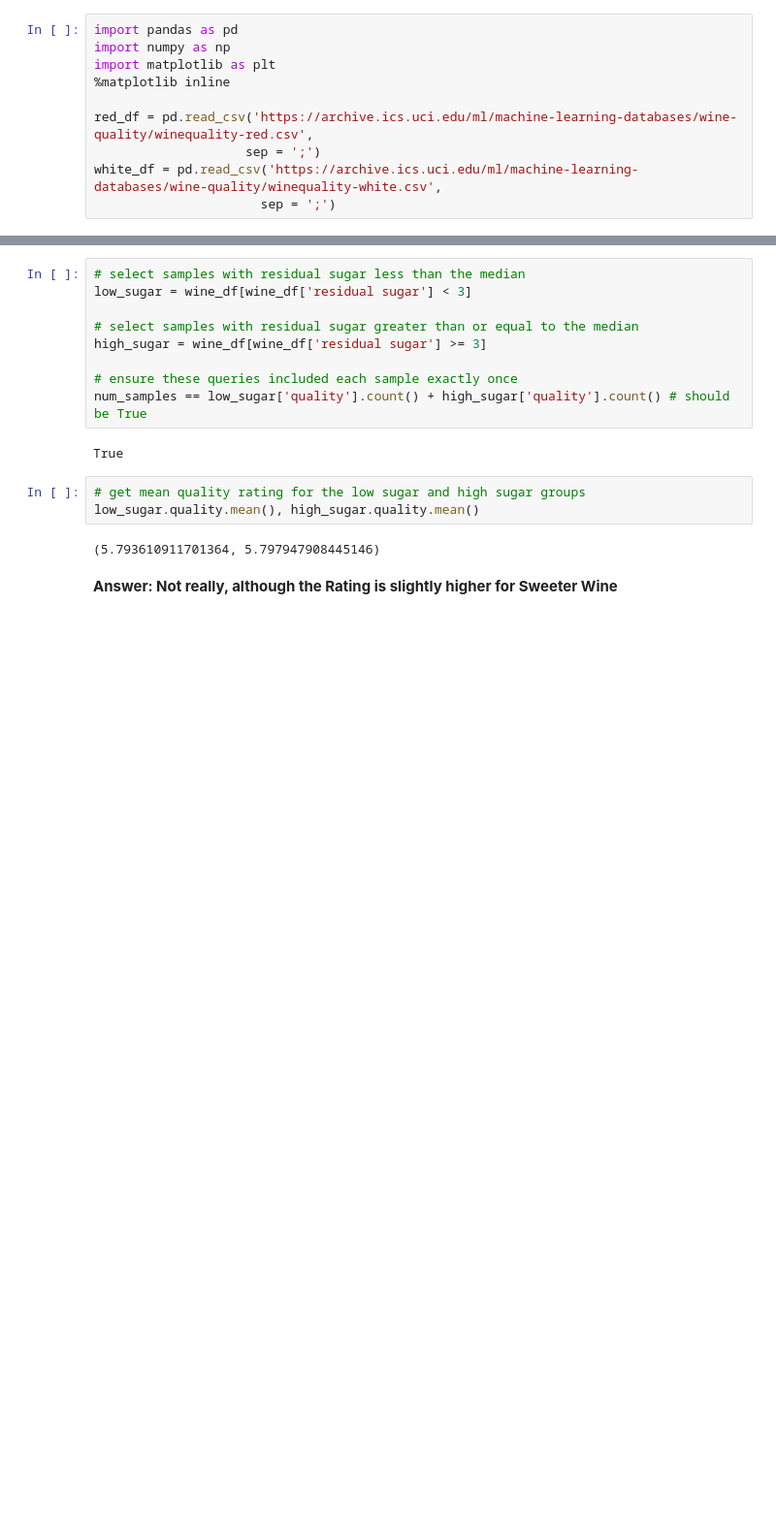
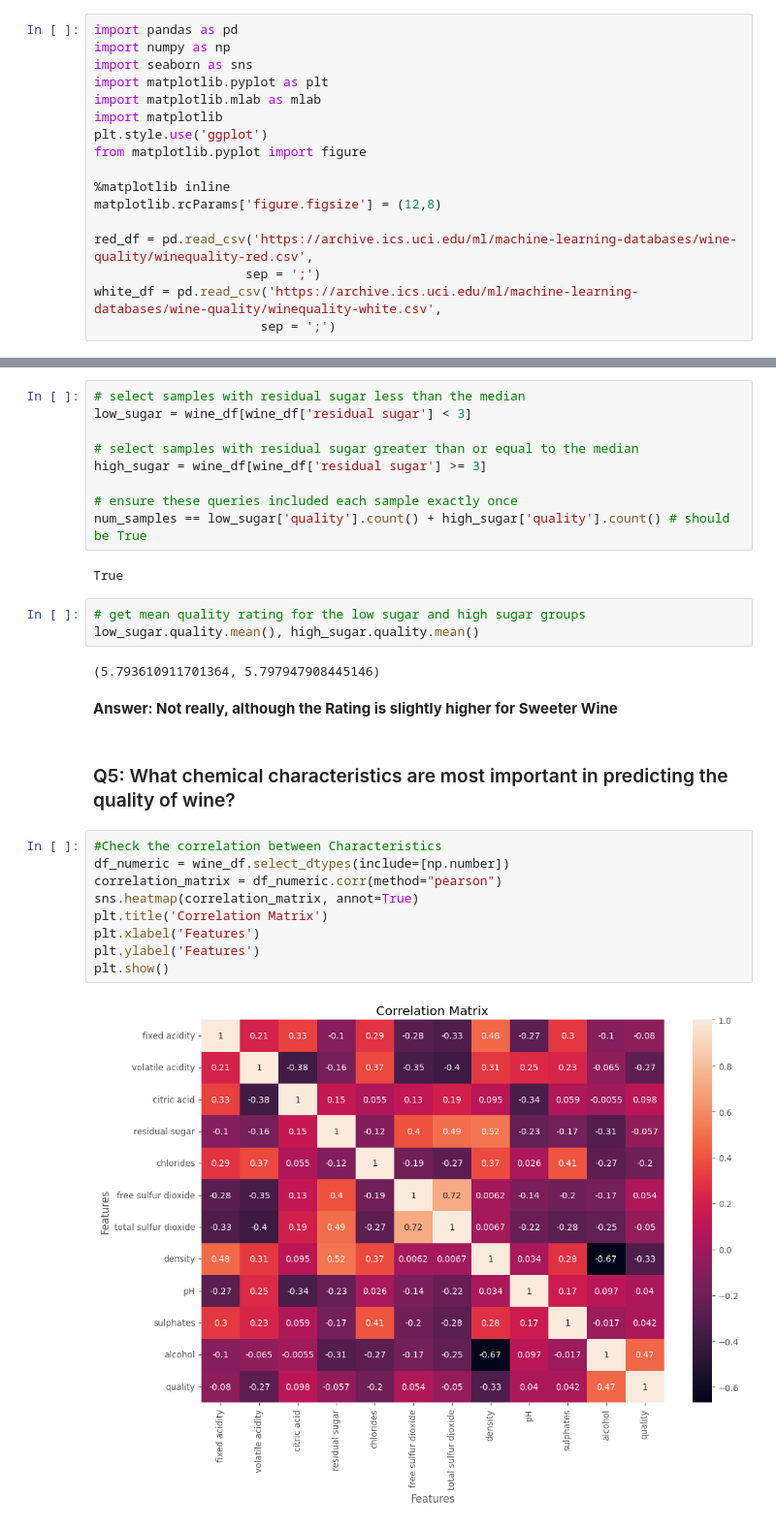
Before and after one commit to hihaiy/Wine-Quality-Correlation, a Jupyter notebook: Wine Quality Data.ipynb, the cells around one changed output, grey strips where cells are left out. Shown: that part at 97% size. Cells and saved outputs as stored; diff of their text form; blank space fills up the shorter version.

```diff
--- a/Wine Quality Data.ipynb
+++ b/Wine Quality Data.ipynb
@@ -10,8 +16,15 @@
 # %%
 import pandas as pd
 import numpy as np
-import matplotlib as plt
+import seaborn as sns
+import matplotlib.pyplot as plt
+import matplotlib.mlab as mlab
+import matplotlib
+plt.style.use('ggplot')
+from matplotlib.pyplot import figure
+
 %matplotlib inline
+matplotlib.rcParams['figure.figsize'] = (12,8)
 
 red_df = pd.read_csv('https://archive.ics.uci.edu/ml/machine-learning-databases/wine-quality/winequality-red.csv',
                     sep = ';')
@@ -322,3 +335,16 @@ low_sugar.quality.mean(), high_sugar.quality.mean()
 (5.793610911701364, 5.797947908445146)
 # %% [markdown]
 **Answer: Not really, although the Rating is slightly higher for Sweeter Wine**
+# %% [markdown]
+### Q5: What chemical characteristics are most important in predicting the quality of wine?
+# %%
+#Check the correlation between Characteristics
+df_numeric = wine_df.select_dtypes(include=[np.number])
+correlation_matrix = df_numeric.corr(method="pearson")
+sns.heatmap(correlation_matrix, annot=True)
+plt.title('Correlation Matrix')
+plt.xlabel('Features')
+plt.ylabel('Features')
+plt.show()
+# %% [output]
+[figure, added]
```
Also changed, not shown: parts of 3 cells of this notebook.
